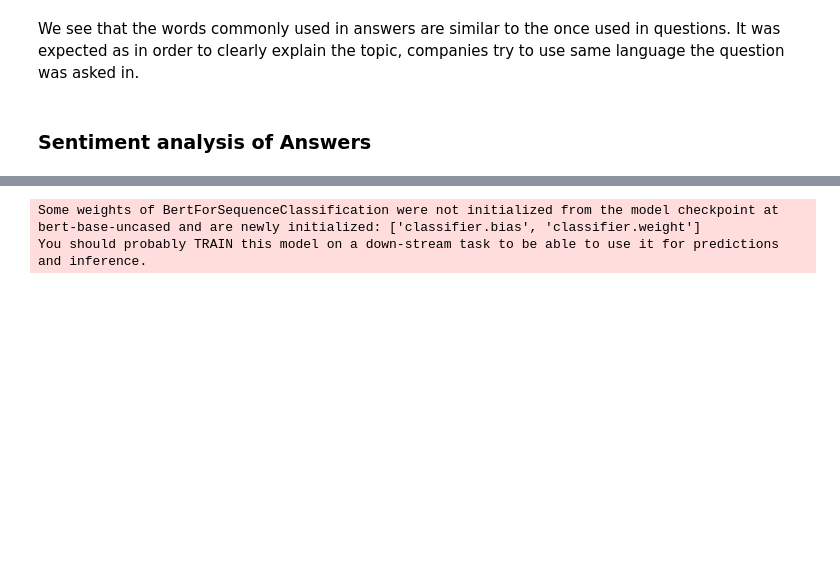
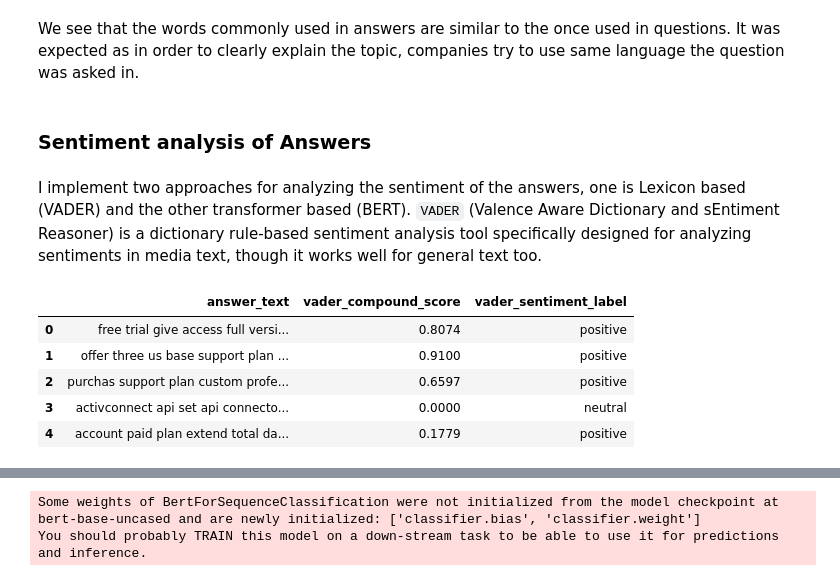
Before and after one commit to kasztelmacko/text_analysis, a Jupyter notebook: notebook.ipynb, the cells around one changed output, grey strips where cells are left out. Drawn from its saved outputs; the diff is of its cells as text; code cells hidden in the pictures; blank space fills up the shorter version.

```diff
--- a/notebook.ipynb
+++ b/notebook.ipynb
@@ -305,3 +315,5 @@ generate_wordcloud(answer_tfidata_data)
 We see that the words commonly used in answers are similar to the once used in questions. It was expected as in order to clearly explain the topic, companies try to use same language the question was asked in.
 # %% [markdown]
 ### Sentiment analysis of Answers
+# %% [markdown]
+I implement two approaches for analyzing the sentiment of the answers, one is Lexicon based (VADER) and the other transformer based (BERT). `VADER` (Valence Aware Dictionary and sEntiment Reasoner) is a dictionary rule-based sentiment analysis tool specifically designed for analyzing sentiments in media text, though it works well for general text too.
@@ -307,0 +330,9 @@ We see that the words commonly used in answers are similar to the once used in q
+# %%
+data[['answer_text', 'vader_compound_score', 'vader_sentiment_label']].head()
+# %% [output]
+|  | answer_text | vader_compound_score | vader_sentiment_label |
+| 0 | free trial give access full versi... | 0.8074 | positive |
+| 1 | offer three us base support plan ... | 0.9100 | positive |
+| 2 | purchas support plan custom profe... | 0.6597 | positive |
+| 3 | activconnect api set api connecto... | 0.0000 | neutral |
+| 4 | account paid plan extend total da... | 0.1779 | positive |
```
Also changed, not shown: parts of 11 cells of this notebook.
